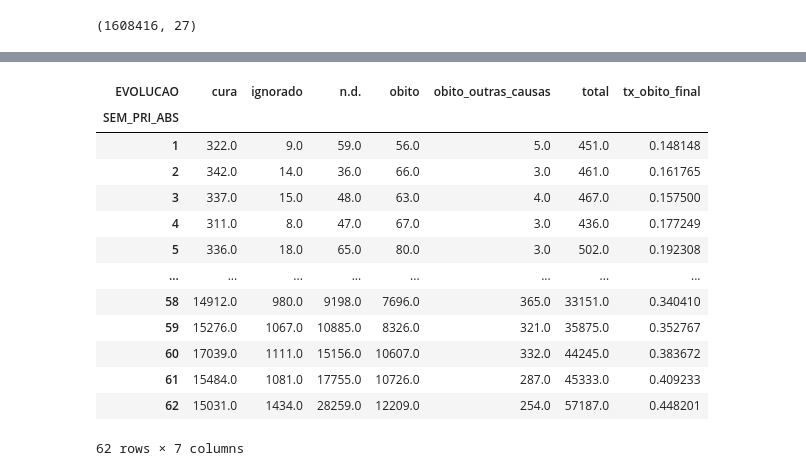
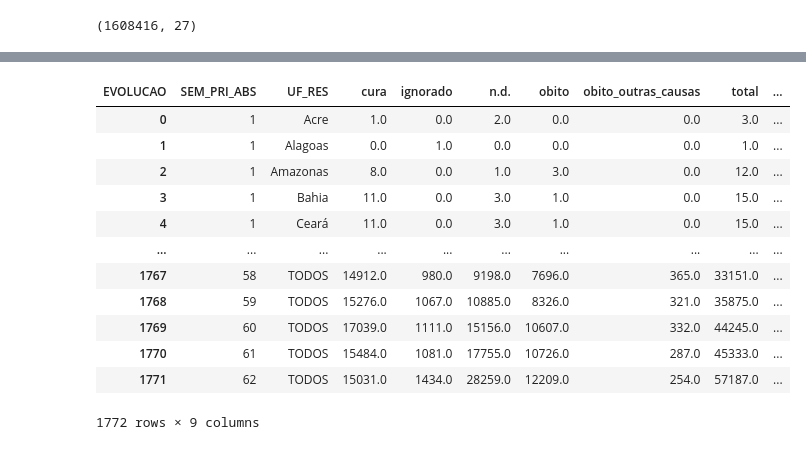
Before and after one commit to victor-marchesini/covid, a Jupyter notebook: _notebooks/2021-04-07-srag-data.ipynb, the cells around one changed output, grey strips where cells are left out. Drawn from its saved outputs; the diff is of its cells as text; code cells hidden in the pictures.

```diff
--- a/_notebooks/2021-04-07-srag-data.ipynb
+++ b/_notebooks/2021-04-07-srag-data.ipynb
@@ -55,7 +55,7 @@ def get_last_bd_srag_csv_url(year=2021):
 
 
 
-def get_srag_data(years=[2021],update=True,save_local=False,treat=True,selected_columns='BASIC',aditional_columns=[]):
+def get_srag_data(years=[2021],update=True,save_local=True,treat=True,selected_columns='BASIC',aditional_columns=[]):
 
     sep = ';'
     quotechar = '"'
@@ -168,16 +168,29 @@ def treat_srag_data(df,selected_columns='BASIC',aditional_columns=[]):
     return df
 
 def get_pivot_data(df_srag,index_cols=[],columns_cols=[],values_cols='',last_week=999,selection_dict={}):
+
     df = df_srag.copy()
 
     for column,value in selection_dict.items():
         df = df.query(f'{column} == "{value}"')
 
+
     df = df.groupby(by=index_cols + columns_cols)[values_cols].count().reset_index()
     df = df.pivot(index=index_cols,columns=columns_cols,values=values_cols).fillna(0)
-    df = df.loc[:last_week]
+    if len(index_cols) == 2:
+        i = 0
+        index_col_1 = index_cols[i]
+        index_col_2 = index_cols[i+1]
+        df1 = df.reset_index().set_index(index_col_1)
+        df2 = df1.groupby(by=index_col_1).sum()
+        df2[index_col_2] = 'TODOS'
+        df = pd.concat([df1,df2])
+
     df['total'] = df.sum(axis=1)
+    df = df.query('SEM_PRI_ABS <= @last_week').reset_index()
     return df
 # %%
-df_original = get_srag_data(years=[2020,2021],treat=False,save_local=True)
+#colapse
+#hide output
+df_original = get_srag_data(years=[2020,2021],update=False,treat=False,save_local=True)
 # %% [output]
@@ -242,25 +239,26 @@ array(['2020-01-07T00:00:00.000000000', '2020-01-24T00:00:00.000000000',
 # %%
-index_cols = ['SEM_PRI_ABS']
+#colapse
+index_cols = ['SEM_PRI_ABS','UF_RES']
+# index_cols = ['SEM_PRI_ABS']
 columns_cols = ['EVOLUCAO']
 values_cols = 'DT_SIN_PRI'
 last_week = 62
 
-df_cases = get_pivot_data(df_srag,index_cols,columns_cols,values_cols,last_week)
-df_cases['tx_obito_final'] = df_cases['obito'] / (df_cases['obito']  + df_cases['cura'] )
-df_cases
+df = get_pivot_data(df_srag,index_cols,columns_cols,values_cols,last_week)
+df['tx_obito_final'] = df['obito'] / (df['obito']  + df['cura'] )
+df
 # %% [output]
-| EVOLUCAO | cura | ignorado | n.d. | obito | obito_outras_causas | total | tx_obito_final |
-| SEM_PRI_ABS |  |  |  |  |  |  |  |
-| 1 | 322.0 | 9.0 | 59.0 | 56.0 | 5.0 | 451.0 | 0.148148 |
-| 2 | 342.0 | 14.0 | 36.0 | 66.0 | 3.0 | 461.0 | 0.161765 |
-| 3 | 337.0 | 15.0 | 48.0 | 63.0 | 4.0 | 467.0 | 0.157500 |
-| 4 | 311.0 | 8.0 | 47.0 | 67.0 | 3.0 | 436.0 | 0.177249 |
-| 5 | 336.0 | 18.0 | 65.0 | 80.0 | 3.0 | 502.0 | 0.192308 |
-| ... | ... | ... | ... | ... | ... | ... | ... |
-| 58 | 14912.0 | 980.0 | 9198.0 | 7696.0 | 365.0 | 33151.0 | 0.340410 |
-| 59 | 15276.0 | 1067.0 | 10885.0 | 8326.0 | 321.0 | 35875.0 | 0.352767 |
-| 60 | 17039.0 | 1111.0 | 15156.0 | 10607.0 | 332.0 | 44245.0 | 0.383672 |
-| 61 | 15484.0 | 1081.0 | 17755.0 | 10726.0 | 287.0 | 45333.0 | 0.409233 |
-| 62 | 15031.0 | 1434.0 | 28259.0 | 12209.0 | 254.0 | 57187.0 | 0.448201 |
+| EVOLUCAO | SEM_PRI_ABS | UF_RES | cura | ignorado | n.d. | obito | obito_outras_causas | total | ... |
+| 0 | 1 | Acre | 1.0 | 0.0 | 2.0 | 0.0 | 0.0 | 3.0 | ... |
+| 1 | 1 | Alagoas | 0.0 | 1.0 | 0.0 | 0.0 | 0.0 | 1.0 | ... |
+| 2 | 1 | Amazonas | 8.0 | 0.0 | 1.0 | 3.0 | 0.0 | 12.0 | ... |
+| 3 | 1 | Bahia | 11.0 | 0.0 | 3.0 | 1.0 | 0.0 | 15.0 | ... |
+| 4 | 1 | Ceará | 11.0 | 0.0 | 3.0 | 1.0 | 0.0 | 15.0 | ... |
+| ... | ... | ... | ... | ... | ... | ... | ... | ... | ... |
+| 1767 | 58 | TODOS | 14912.0 | 980.0 | 9198.0 | 7696.0 | 365.0 | 33151.0 | ... |
+| 1768 | 59 | TODOS | 15276.0 | 1067.0 | 10885.0 | 8326.0 | 321.0 | 35875.0 | ... |
+| 1769 | 60 | TODOS | 17039.0 | 1111.0 | 15156.0 | 10607.0 | 332.0 | 44245.0 | ... |
+| 1770 | 61 | TODOS | 15484.0 | 1081.0 | 17755.0 | 10726.0 | 287.0 | 45333.0 | ... |
+| 1771 | 62 | TODOS | 15031.0 | 1434.0 | 28259.0 | 12209.0 | 254.0 | 57187.0 | ... |
-62 rows × 7 columns
+1772 rows × 9 columns
 # %%
```
Also changed, not shown: parts of 9 cells of this notebook.
